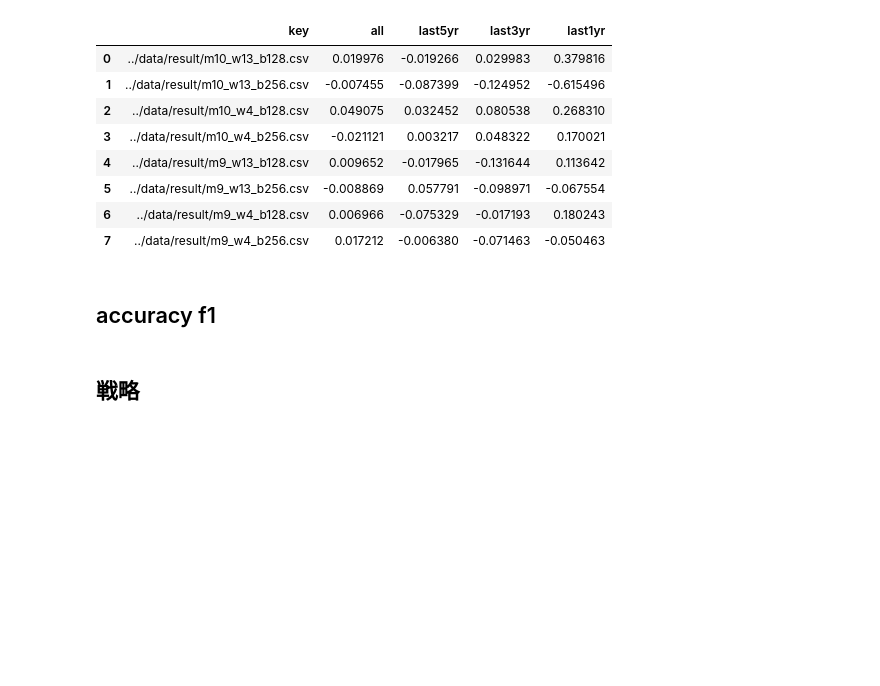
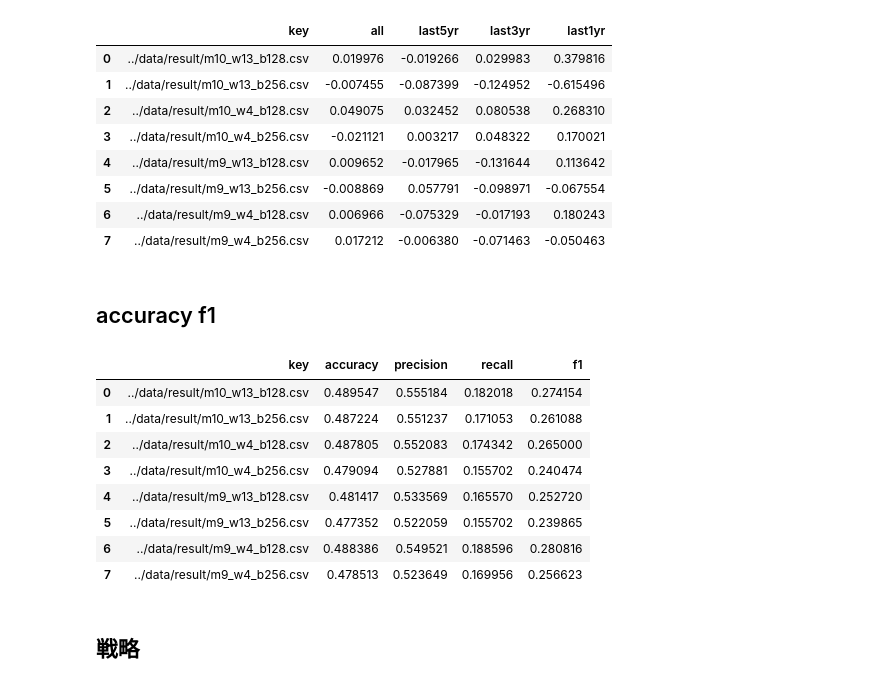
Before and after one commit to ktman-ktman/check_weekly_analysis_performance, a Jupyter notebook: notebook/aggregate_performance.ipynb, the cells around one changed output. Cells and saved outputs as stored; diff of their text form; code cells hidden in the pictures; blank space fills up the shorter version.

```diff
--- a/notebook/aggregate_performance.ipynb
+++ b/notebook/aggregate_performance.ipynb
@@ -101,2 +101,33 @@ def calculate_score(data_d: dict) -> dict:
+# %%
+def calculate_score(data_d: dict) -> dict:
+    result_l = list()
+    for k, v in data_d.items():
+        true_l = [1 if x >= 0 else 0 for x in v["drtnf"]]
+        pred_l = [1 if x >= 0.5 else 0 for x in v["prob"]]
+
+        accuracy_score_ = accuracy_score(true_l, pred_l)
+        precision_score_ = precision_score(true_l, pred_l)
+        recall_score_ = recall_score(true_l, pred_l)
+        f1_score_ = f1_score(true_l, pred_l)
+        #fbeta_score_ = fbeta_score(true_l, pred_l)
+
+        #result_l.append([k, accuracy_score_, precision_score_, recall_score_, f1_score_, fbeta_score_])
+        result_l.append([k, accuracy_score_, precision_score_, recall_score_, f1_score_])
+
+    #df = pd.DataFrame(result_l, columns=["key", "accuracy", "precision", "recall", "f1", "fbeta"])
+    df = pd.DataFrame(result_l, columns=["key", "accuracy", "precision", "recall", "f1"])
+    return df
+# %%
+calculate_score(data_d)
+# %% [output]
+|  | key | accuracy | precision | recall | f1 |
+| 0 | ../data/result/m10_w13_b128.csv | 0.489547 | 0.555184 | 0.182018 | 0.274154 |
+| 1 | ../data/result/m10_w13_b256.csv | 0.487224 | 0.551237 | 0.171053 | 0.261088 |
+| 2 | ../data/result/m10_w4_b128.csv | 0.487805 | 0.552083 | 0.174342 | 0.265000 |
+| 3 | ../data/result/m10_w4_b256.csv | 0.479094 | 0.527881 | 0.155702 | 0.240474 |
+| 4 | ../data/result/m9_w13_b128.csv | 0.481417 | 0.533569 | 0.165570 | 0.252720 |
+| 5 | ../data/result/m9_w13_b256.csv | 0.477352 | 0.522059 | 0.155702 | 0.239865 |
+| 6 | ../data/result/m9_w4_b128.csv | 0.488386 | 0.549521 | 0.188596 | 0.280816 |
+| 7 | ../data/result/m9_w4_b256.csv | 0.478513 | 0.523649 | 0.169956 | 0.256623 |
 # %% [markdown]
 ## 戦略
```
Also changed, not shown: parts of 9 cells of this notebook, 2 other files.
